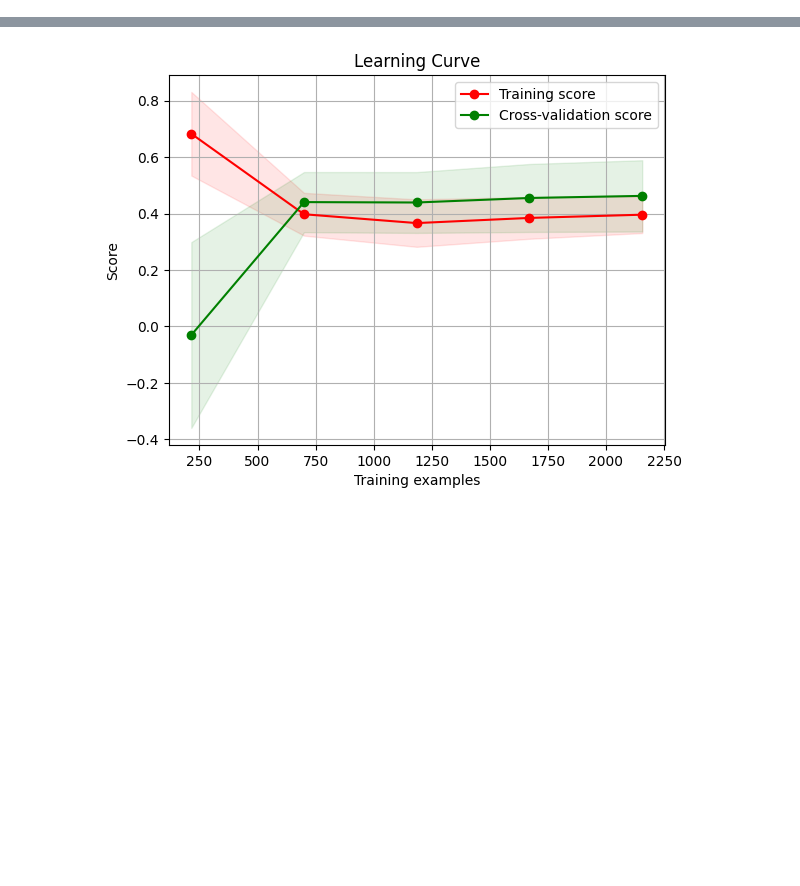
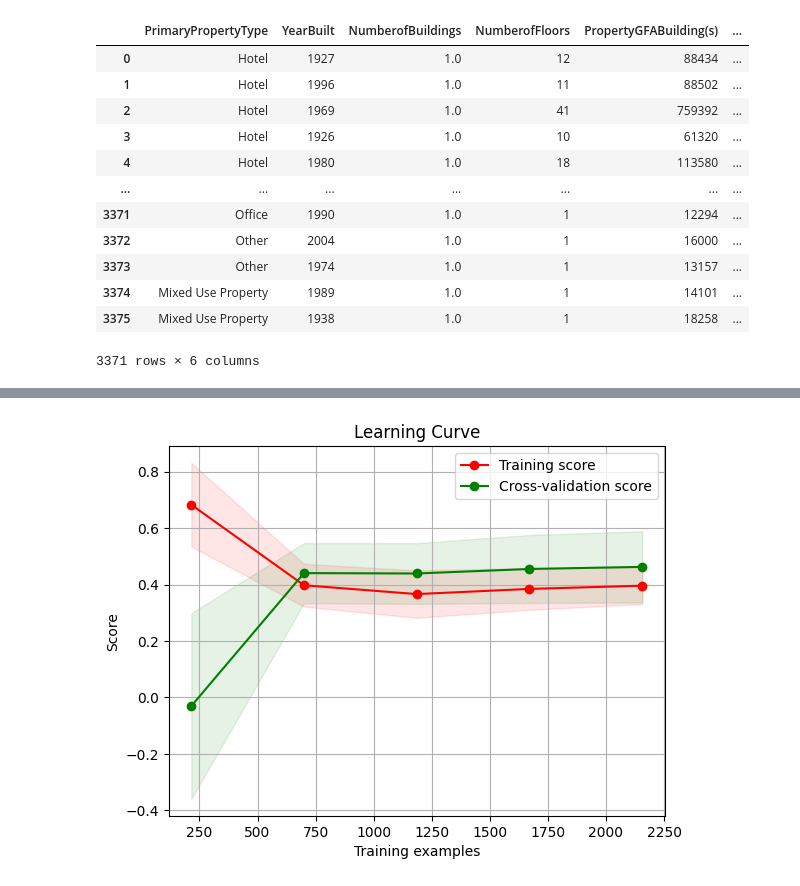
Before and after one commit to ndaoalassane1634/prediction_energie_seattle, a Jupyter notebook: webapp/Pipeline.ipynb, the cells around one changed output, grey strips where cells are left out. Saved outputs shown, nothing was run; the diff lists cells and outputs as text; code cells hidden in the pictures; blank space fills up the shorter version.

```diff
--- a/webapp/Pipeline.ipynb
+++ b/webapp/Pipeline.ipynb
@@ -62,7 +65,8 @@ supprimer= [
     'ThirdLargestPropertyUseTypeGFA',
     'TotalGHGEmissions',
     'YearsENERGYSTARCertified',
-    'ZipCode'
+    'ZipCode',
+    'BuildingType'
 ]
 
 thresholds = [1.0e6, 2.5e6, 5.0e6, 1.0e7]
@@ -69 +89,18 @@ thresholds = [1.0e6, 2.5e6, 5.0e6, 1.0e7]
+# %%
+df.drop(supprimer, axis=1, inplace=True)
+df
+# %% [output]
+|  | PrimaryPropertyType | YearBuilt | NumberofBuildings | NumberofFloors | PropertyGFABuilding(s) | ... |
+| 0 | Hotel | 1927 | 1.0 | 12 | 88434 | ... |
+| 1 | Hotel | 1996 | 1.0 | 11 | 88502 | ... |
+| 2 | Hotel | 1969 | 1.0 | 41 | 759392 | ... |
+| 3 | Hotel | 1926 | 1.0 | 10 | 61320 | ... |
+| 4 | Hotel | 1980 | 1.0 | 18 | 113580 | ... |
+| ... | ... | ... | ... | ... | ... | ... |
+| 3371 | Office | 1990 | 1.0 | 1 | 12294 | ... |
+| 3372 | Other | 2004 | 1.0 | 1 | 16000 | ... |
+| 3373 | Other | 1974 | 1.0 | 1 | 13157 | ... |
+| 3374 | Mixed Use Property | 1989 | 1.0 | 1 | 14101 | ... |
+| 3375 | Mixed Use Property | 1938 | 1.0 | 1 | 18258 | ... |
+3371 rows × 6 columns
 # %%
```
Also changed, not shown: parts of 17 cells of this notebook, 4 other files.
